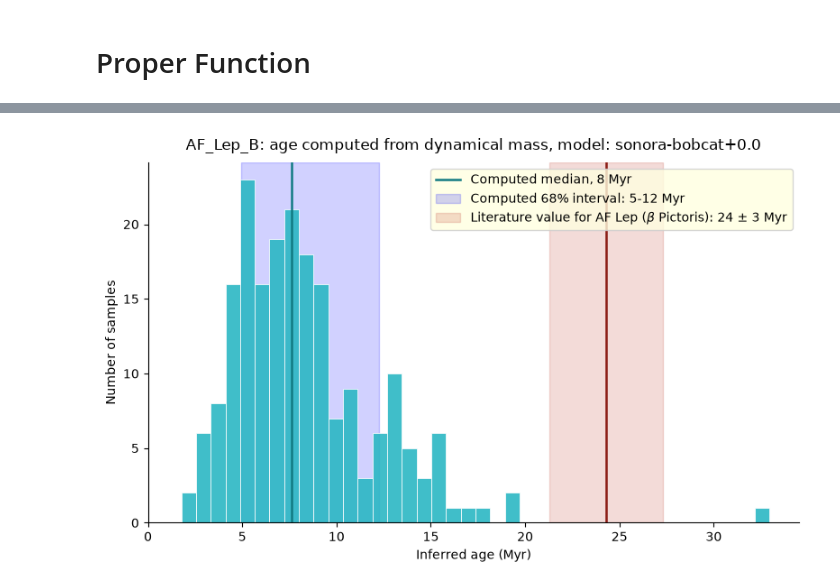
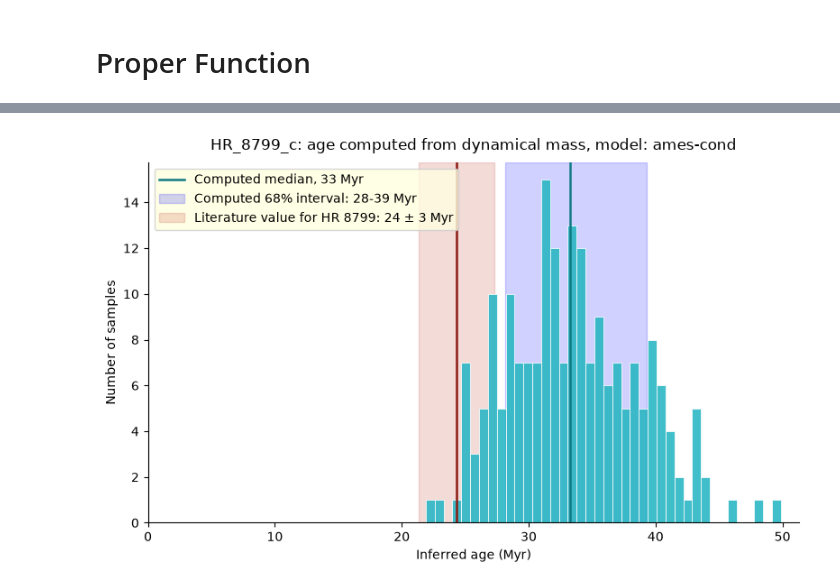
Before and after one commit to h0sh1z0ra/masses_to_ages, a Jupyter notebook: age_to_mass.ipynb, the cells around one changed output, grey strips where cells are left out. Drawn from its saved outputs; the diff is of its cells as text; code cells hidden in the pictures.

Commit message:
new images for HR 8799 system

```diff
--- a/age_to_mass.ipynb
+++ b/age_to_mass.ipynb
@@ -55,12 +51,12 @@ hip21152b = [27.8, 8.4, -5.4]
 database = Database()
 database.add_isochrones('atmo')
 iso = ReadIsochrone("atmo-ceq")
-from numpy import ndarray
+from numpy import np.ndarray
 
 
 
 # preliminary, will probably use monte carlo to sample within uncertainties
-def mass_to_age(brightness: ndarray) -> dict:
+def mass_to_age(brightness: np.ndarray) -> dict:
     age_arr  = np.logspace(0, np.log10(12000), 1000)
     mass_dic = {} # {age, mass}
 
@@ -71,7 +67,7 @@ def mass_to_age(brightness: ndarray) -> dict:
 
 # masses = mass_to_age(np.array([brightness]))
 
-def mass_to_age_mc(brightness: ndarray, sigma_b: ndarray, N: int) -> dict:
+def mass_to_age_mc(brightness: np.ndarray, sigma_b: np.ndarray, N: int) -> dict:
     age_arr  = np.logspace(0, np.log10(12000), 1000)        # randomly sampling ages
     lum_arr  = np.random.normal(brightness, sigma_b[0], N)  # sampled luminosities
     mass_dic = {} # {age, mass}
@@ -348,7 +314,7 @@ def mass_to_age_mc(brightness: float, sigma_b: list[float, float], N: int) -> di
 
 # include bool for histogram
 def age_from_mass(m_planet: int, sigma_m: list[float, float], brightness: float, sigma_b: tuple[float, float],
-                  show_hist: bool = True, lit_values: list[float, float, float] = None, planet_name: str = None, parent_star_name: str = None) -> ndarray:
+                  show_hist: bool = True, lit_values: list[float, float, float] = None, planet_name: str = None, parent_star_name: str = None) -> np.ndarray:
     """
     Pass in literature age and uncertainties as [age, sigma_lower, sigma_upper]
     """
@@ -511,7 +455,7 @@ class Ages:
         draws   = np.random.normal(0, 1, self.N_samples)
         lum_arr = np.where(draws < 0, draws * abs(self.sigma_b[0]), draws * abs(self.sigma_b[1])) + self.brightness
 
-        age_arr   = np.logspace(0, np.log10(12000), 1000) # Taking ages from within the isochrone's range
+        age_arr   = np.logspace(0, np.log10(10000), 1000) # Taking ages from within the isochrone's range
         mass_dict = {} # {age, mass}
 
         # Find the age of this planet at this age
@@ -519,6 +463,7 @@ class Ages:
             mass_dict[age] = self.iso.get_mass(age, lum_arr)
 
         return mass_dict
+
 
     def _clip_invalid_masses(self):
         # Checking for negative values or too large values
@@ -561,6 +506,7 @@ class Ages:
     def check(self):
         if self.mcmc_ages is None:
             raise RuntimeError("Please run the age_from_mass function first!")
+
 
     @property
     # Allows us to do Ages.percentile rather than percentile()
@@ -714,0 +593,11 @@ Database tag: sonora-diamondback-hybrid-grav+0.5
+# %%
+HR8799c = Ages(m_planet = 7.8,
+               sigma_m = [0.6, 0.6],
+               brightness = -4.68,
+               sigma_b = [0.03, 0.03],
+               N_samples = 200,
+               planet_name = "HR_8799_c",
+               parent_star_name = "HR 8799",
+               lit_values = [24.3, 3, 3],
+               isochrone_name = "ames",
+               model_name = "ames-dusty")
@@ -715,5 +644,5 @@ Database tag: sonora-diamondback-hybrid-grav+0.5
 # %%
-AFLepB.age_from_mass()
-AFLepB.plot_hist()
+HR8799c.age_from_mass()
+HR8799c.plot_hist()
 # %% [output]
-[figure, old version]
+[figure, new version]
```
Also changed, not shown: parts of 22 cells of this notebook, 18 other files.
